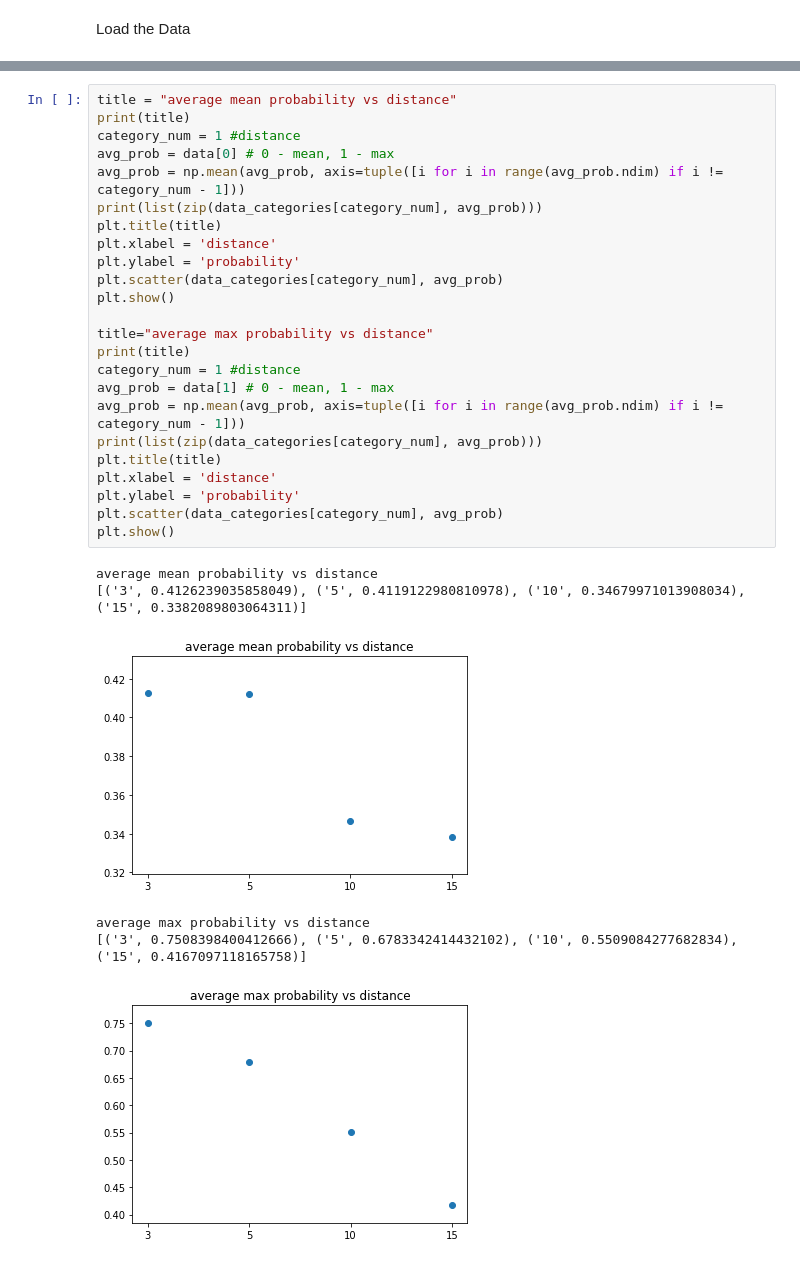
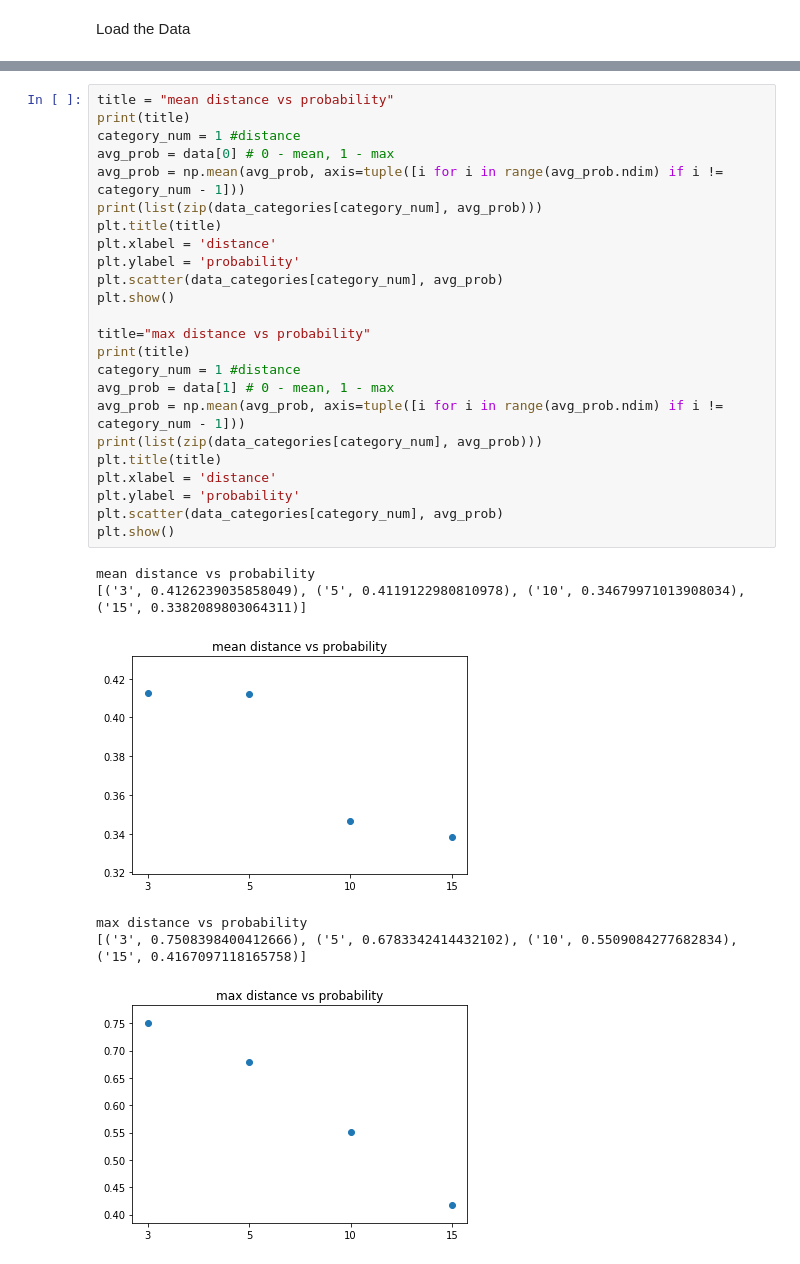
Before and after one commit to linklab-uva/iowt, a Jupyter notebook: benchmark_data_analysis.ipynb, the cells around one changed output, grey strips where cells are left out. Cells and saved outputs as stored; diff of their text form.

```diff
--- a/benchmark_data_analysis.ipynb
+++ b/benchmark_data_analysis.ipynb
@@ -95,32 +99,32 @@ average max object probability
 # %%
-title = "average mean probability vs distance"
+title = "mean distance vs probability"
 print(title)
 category_num = 1 #distance
 avg_prob = data[0] # 0 - mean, 1 - max
 avg_prob = np.mean(avg_prob, axis=tuple([i for i in range(avg_prob.ndim) if i != category_num - 1]))
 print(list(zip(data_categories[category_num], avg_prob)))
 plt.title(title)
 plt.xlabel = 'distance'
 plt.ylabel = 'probability'
 plt.scatter(data_categories[category_num], avg_prob)
 plt.show()
 
-title="average max probability vs distance"
+title="max distance vs probability"
 print(title)
 category_num = 1 #distance
 avg_prob = data[1] # 0 - mean, 1 - max
 avg_prob = np.mean(avg_prob, axis=tuple([i for i in range(avg_prob.ndim) if i != category_num - 1]))
 print(list(zip(data_categories[category_num], avg_prob)))
 plt.title(title)
 plt.xlabel = 'distance'
 plt.ylabel = 'probability'
 plt.scatter(data_categories[category_num], avg_prob)
 plt.show()
 # %% [output]
-average mean probability vs distance
+mean distance vs probability
 [('3', 0.4126239035858049), ('5', 0.4119122980810978), ('10', 0.34679971013908034), ('15', 0.3382089803064311)]
-[figure, old version]
+[figure, new version]
-average max probability vs distance
+max distance vs probability
 [('3', 0.7508398400412666), ('5', 0.6783342414432102), ('10', 0.5509084277682834), ('15', 0.4167097118165758)]
-[figure, old version]
+[figure, new version]
 # %%
```
Also changed, not shown: parts of 5 cells of this notebook, 1 other file.
